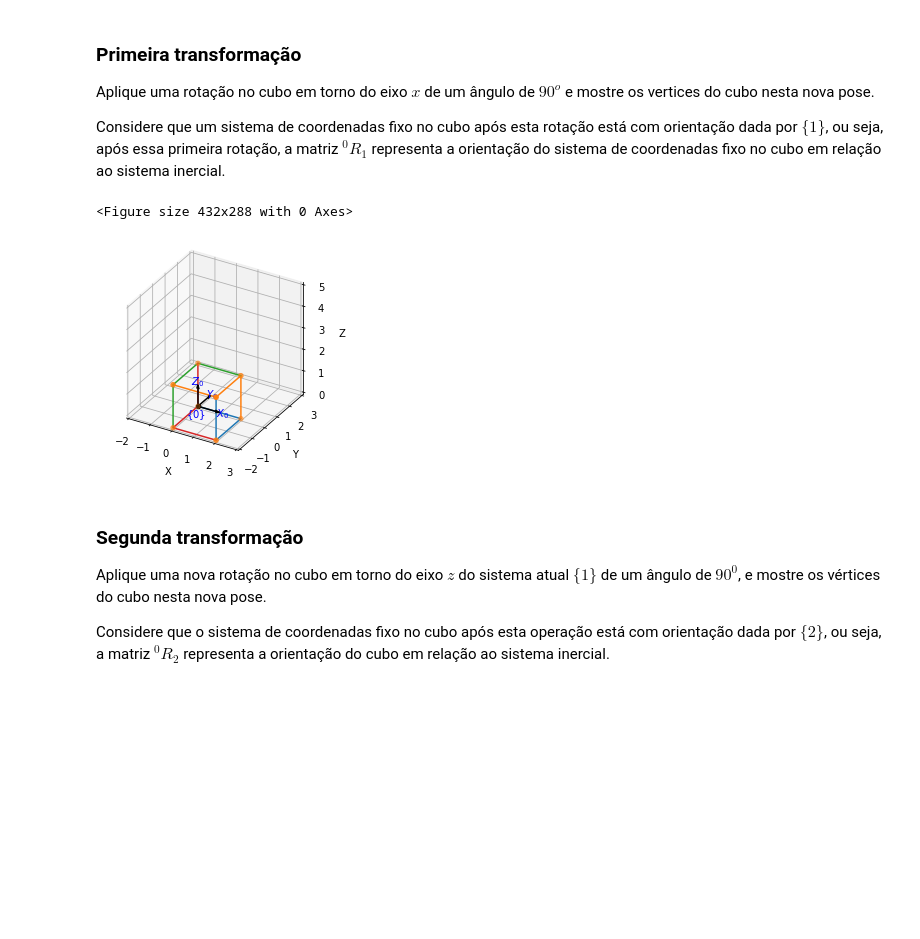
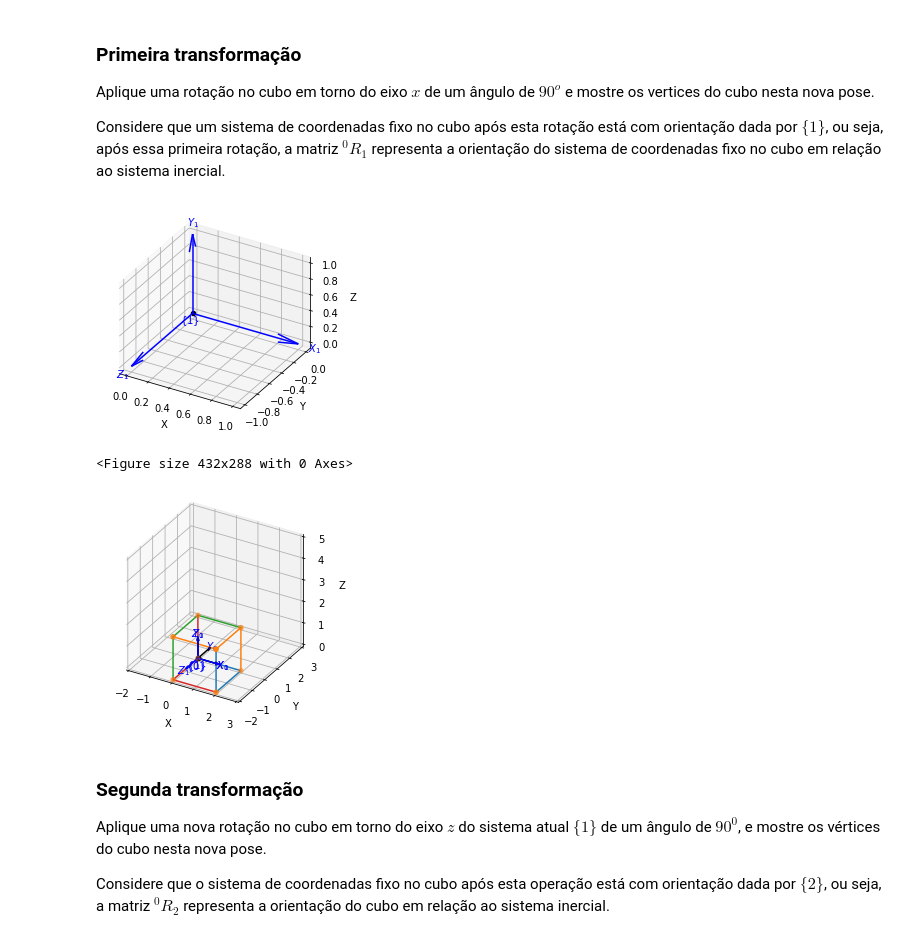
Before and after one commit to RafaelBaquero/lab-robos-manip, a Jupyter notebook: sel0634_tarefa1_Incompleta.ipynb, the cells around one changed output. Cells and saved outputs as stored; diff of their text form; code cells hidden in the pictures; blank space fills up the shorter version.

```diff
--- a/sel0634_tarefa1_Incompleta.ipynb
+++ b/sel0634_tarefa1_Incompleta.ipynb
@@ -91,19 +96,23 @@ Considere que um sistema de coordenadas fixo no cubo após esta rotação está
 # %%
 #########################
 # Coloque seu código aqui
 
 #H1 = SE3(0,0,0)*SE3.Rx(90,'deg')
 T01 = SE3(0,0,0) # Translação
 R01 = SE3.Rx(90,'deg') # Rotação
 H01 = T01*R01 # Matriz de transformação homogênea completa
 
-P01 = H01*P
+# H01 = R01, não há translação
+P01 = R01*P
 
+R01.plot(frame='1') # mostra o sistema de coordenadas com orientação dada por R01
 #########################
 plot_cubo(P01)
+R01.plot(frame='1') # mostra o sistema de coordenadas com orientação dada por R01
 # %% [output]
+[figure, new version]
 <Figure size 432x288 with 0 Axes>
-[figure, old version]
+[figure, added]
 # %% [markdown]
 ### Segunda transformação
 
```
Also changed, not shown: parts of 14 cells of this notebook.
